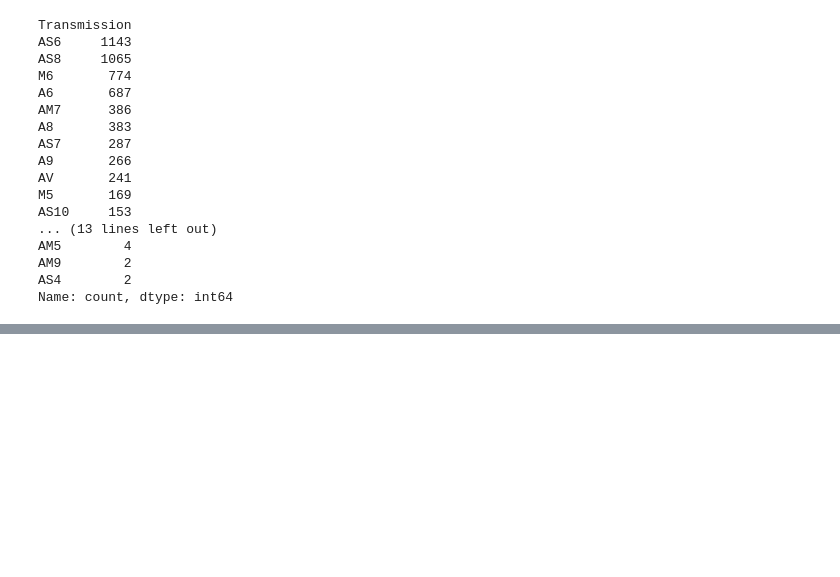
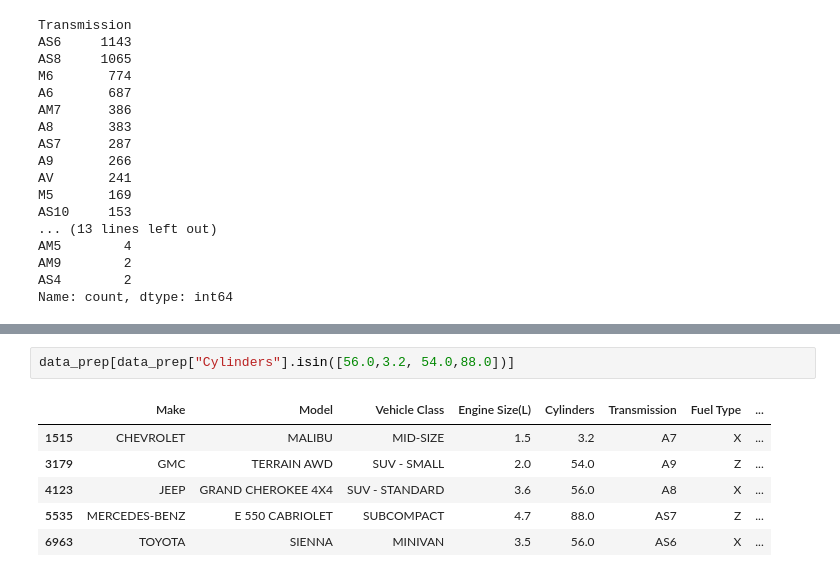
Before and after one commit to shangeethAlex/fdm_ml_project, a Jupyter notebook: notebook/EDA_CO2_emission.ipynb, the cells around one changed output, grey strips where cells are left out. Drawn from its saved outputs; the diff is of its cells as text; blank space fills up the shorter version.

```diff
--- a/notebook/EDA_CO2_emission.ipynb
+++ b/notebook/EDA_CO2_emission.ipynb
@@ -654,0 +836,9 @@ Name: count, dtype: int64
+# %%
+data_prep[data_prep["Cylinders"].isin([56.0,3.2, 54.0,88.0])]
+# %% [output]
+|  | Make | Model | Vehicle Class | Engine Size(L) | Cylinders | Transmission | Fuel Type | ... |
+| 1515 | CHEVROLET | MALIBU | MID-SIZE | 1.5 | 3.2 | A7 | X | ... |
+| 3179 | GMC | TERRAIN AWD | SUV - SMALL | 2.0 | 54.0 | A9 | Z | ... |
+| 4123 | JEEP | GRAND CHEROKEE 4X4 | SUV - STANDARD | 3.6 | 56.0 | A8 | X | ... |
+| 5535 | MERCEDES-BENZ | E 550 CABRIOLET | SUBCOMPACT | 4.7 | 88.0 | AS7 | Z | ... |
+| 6963 | TOYOTA | SIENNA | MINIVAN | 3.5 | 56.0 | AS6 | X | ... |
```
Also changed, not shown: parts of 40 cells of this notebook, 1 other file.
